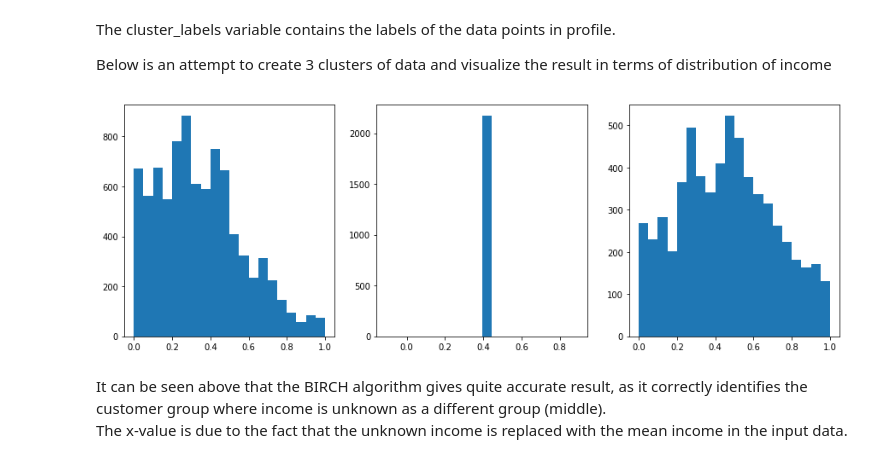
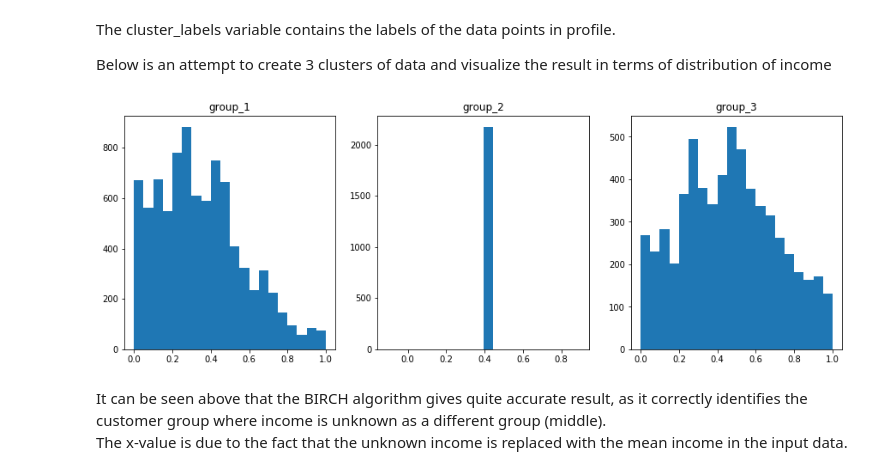
Before and after one commit to ininjame/udacity_capstone, a Jupyter notebook: Starbucks_Capstone_notebook.ipynb, the cells around one changed output. Cells and saved outputs as stored; diff of their text form; code cells hidden in the pictures.

```diff
--- a/Starbucks_Capstone_notebook.ipynb
+++ b/Starbucks_Capstone_notebook.ipynb
@@ -333,11 +335,12 @@ Below is an attempt to create 3 clusters of data and visualize the result in ter
 # %%
 fig, axes = plt.subplots(1,3, figsize=(15,5))
 for i in set(cluster_labels):
     filt = cluster_labels == i
     axes[i].hist(profile_cleaned[filt].income_scaled, bins=20)
+    axes[i].set_title("group_{}".format(i+1))
 plt.show()
 # %% [output]
-[figure, old version]
+[figure, new version]
 # %% [markdown]
 It can be seen above that the BIRCH algorithm gives quite accurate result, as it correctly identifies the customer group where income is unknown as a different group (middle).
 The x-value is due to the fact that the unknown income is replaced with the mean income in the input data.
```
Also changed, not shown: parts of 24 cells of this notebook, 1 other file.
